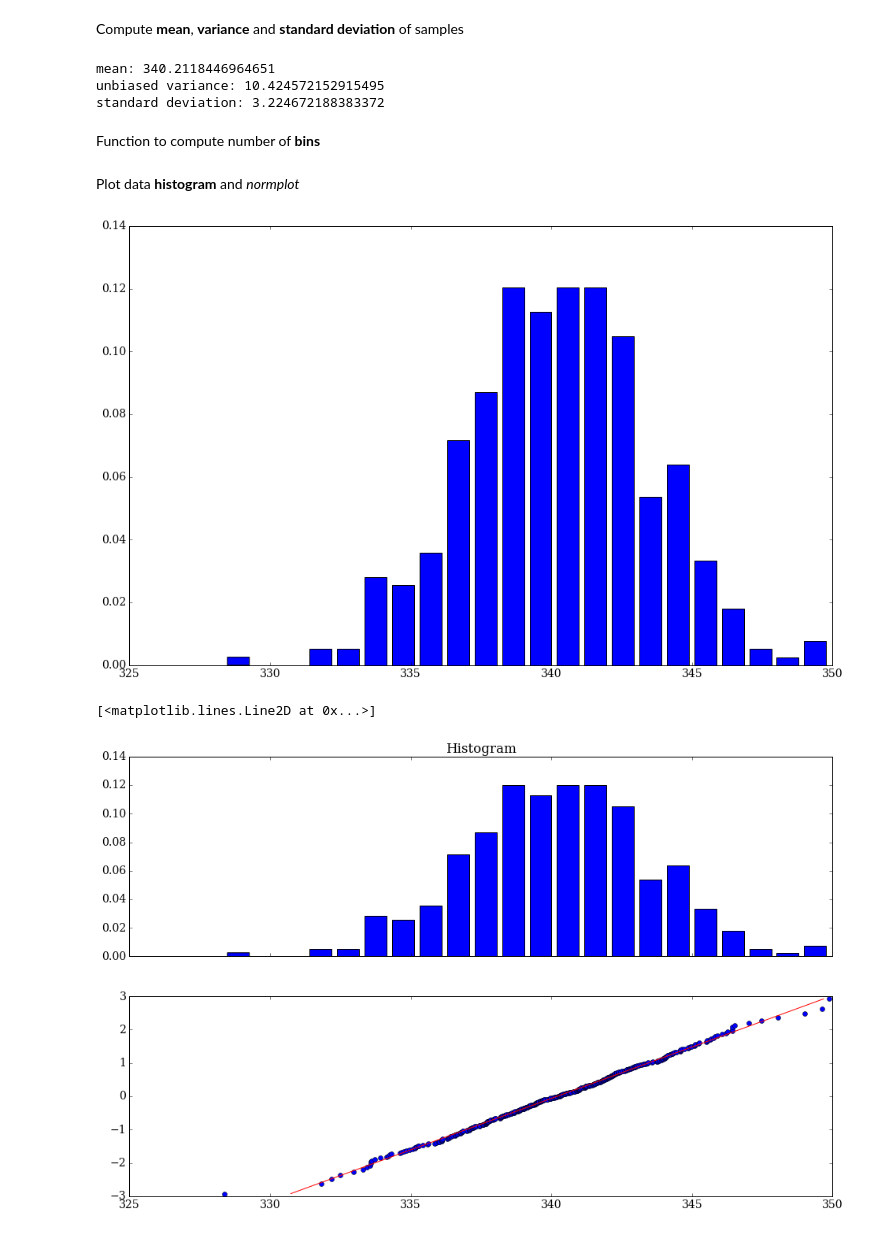
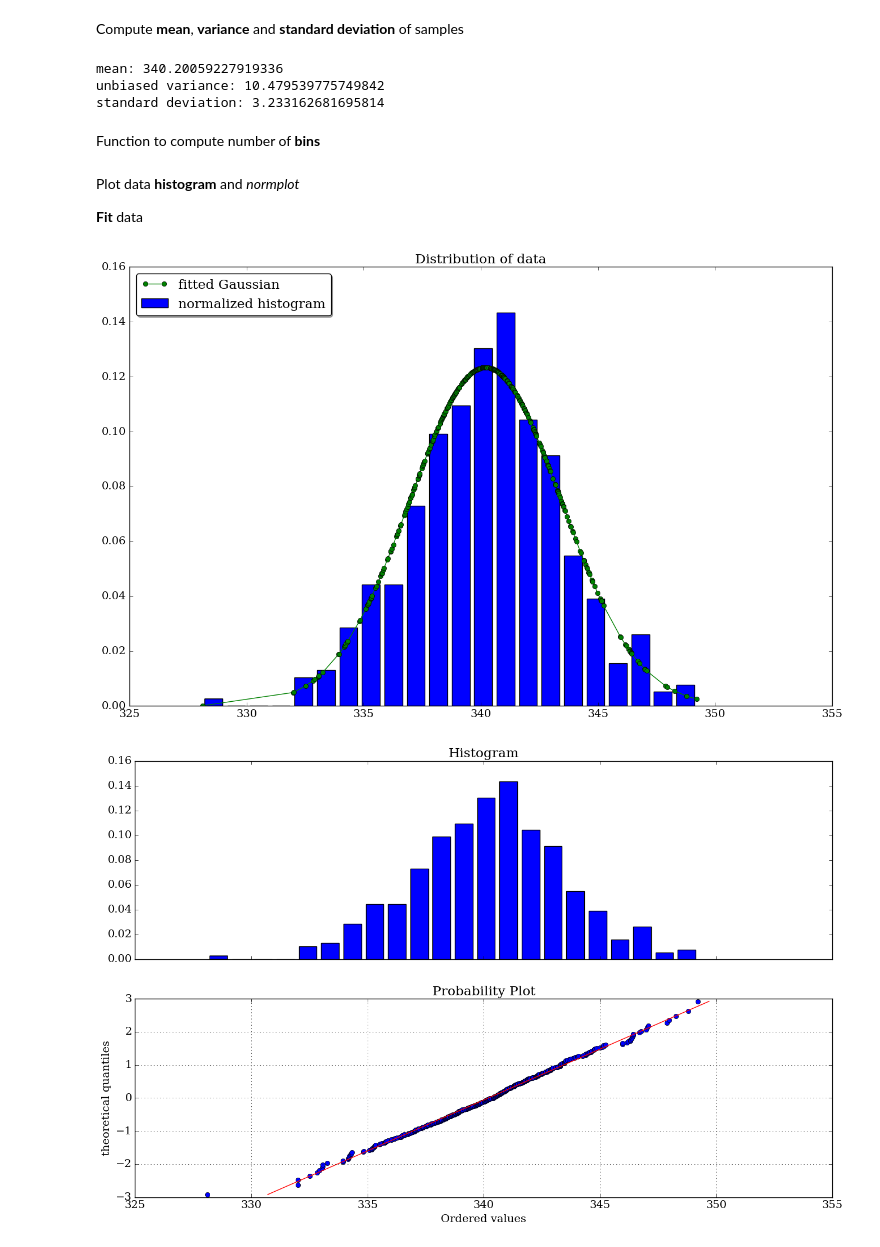
Before and after one commit to Ccaccia73/FluidodinamicaSperimentale, a Jupyter notebook: 01_Intro/Basi.ipynb, the cells around one changed output. Drawn from its saved outputs; the diff is of its cells as text; code cells hidden in the pictures.

Commit message:
completed Basi: on sample size and distribution

```diff
--- a/01_Intro/Basi.ipynb
+++ b/01_Intro/Basi.ipynb
@@ -15,5 +17,6 @@ Draw **400** samples from a *Gaussian Distribution* with $\mu = 340$ and $3\sigm
 # %%
-data = np.random.normal(340., 10/3, 400)
+sample_size = 400
+data = np.random.normal(340., 10/3, sample_size)
 # %% [markdown]
 Compute **mean**, **variance** and **standard deviation** of samples
 # %%
@@ -24,9 +27,9 @@ print("mean: {0}".format(μ))
 print("unbiased variance: {0}".format(σ2))
 print("standard deviation: {0}".format(σ))
 # %% [output]
-mean: 340.2118446964651
-unbiased variance: 10.424572152915495
-standard deviation: 3.224672188383372
+mean: 340.20059227919336
+unbiased variance: 10.479539775749842
+standard deviation: 3.233162681695814
 # %% [markdown]
 Function to compute number of **bins**
 # %%
@@ -34,11 +37,20 @@ def Nbins(nsamples):
     return int(np.ceil(1.87*(nsamples-1)**0.4+1))
 # %% [markdown]
 Plot data **histogram** and *normplot*
+
+**Fit** data
+# %%
+fit = stats.norm.pdf(sorted(data), μ, σ)
 # %%
-#plt.figure(figsize=(16,10), dpi=300)
-#n, bins, patches = plt.hist(data, Nbins(len(data)), normed=1, histtype='bar', rwidth=0.8)
+plt.figure(figsize=(16,10), dpi=300)
+n, bins, patches = plt.hist(data, Nbins(len(data)), normed=True, histtype='bar', rwidth=0.8, \
+                            label='normalized histogram')
+plt.plot(sorted(data),fit,'-o',label='fitted Gaussian')
+plt.xlim([325,355])
+plt.legend(fancybox=True, loc='upper left', shadow=True)
+plt.title("Distribution of data");
 # %% [output]
-[figure, old version]
+[figure, new version]
 # %%
 (quantiles, values), (slope, intercept, r) = stats.probplot(data, dist='norm')
 # %%
@@ -47,6 +59,10 @@ axarr[0].hist(data, Nbins(len(data)), normed=1, histtype='bar', rwidth=0.8)
 axarr[0].set_title('Histogram')
 axarr[1].plot(values, quantiles,'ob')
 axarr[1].plot(quantiles * slope + intercept, quantiles, 'r')
+axarr[1].set_xlabel('Ordered values')
+axarr[1].set_ylabel('theoretical quantiles')
+axarr[1].set_title('Probability Plot')
+plt.grid()
+plt.xlim([325,355]);
 # %% [output]
-[<matplotlib.lines.Line2D at 0x...>]
-[figure, old version]
+[figure, new version]
```
Also changed, not shown: parts of 13 cells of this notebook.
